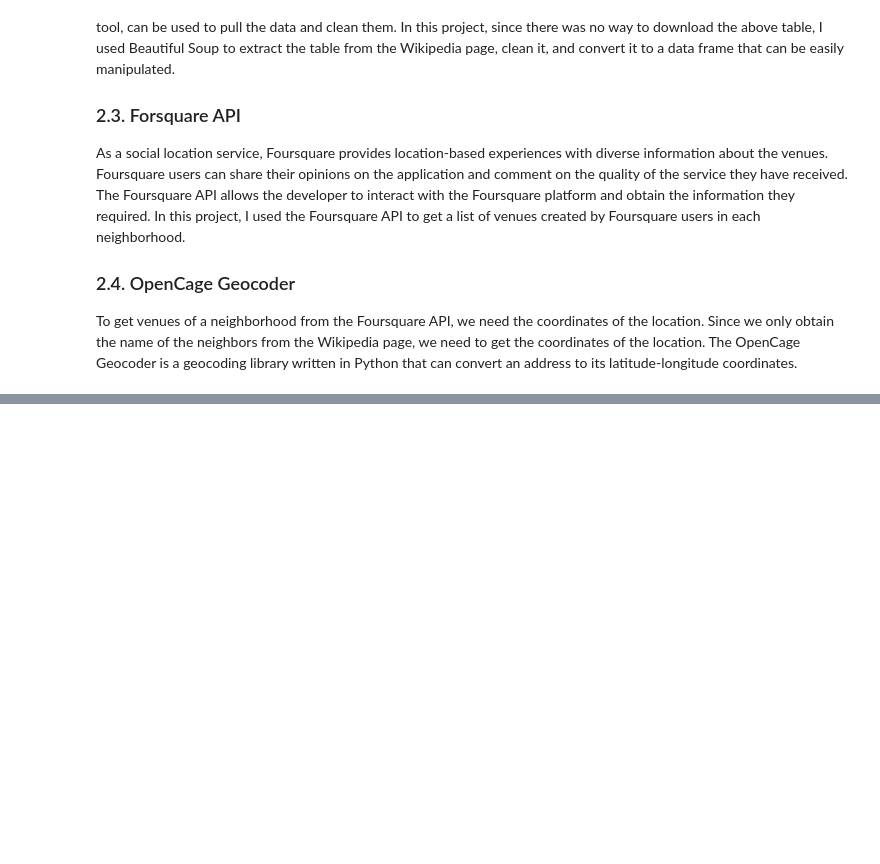
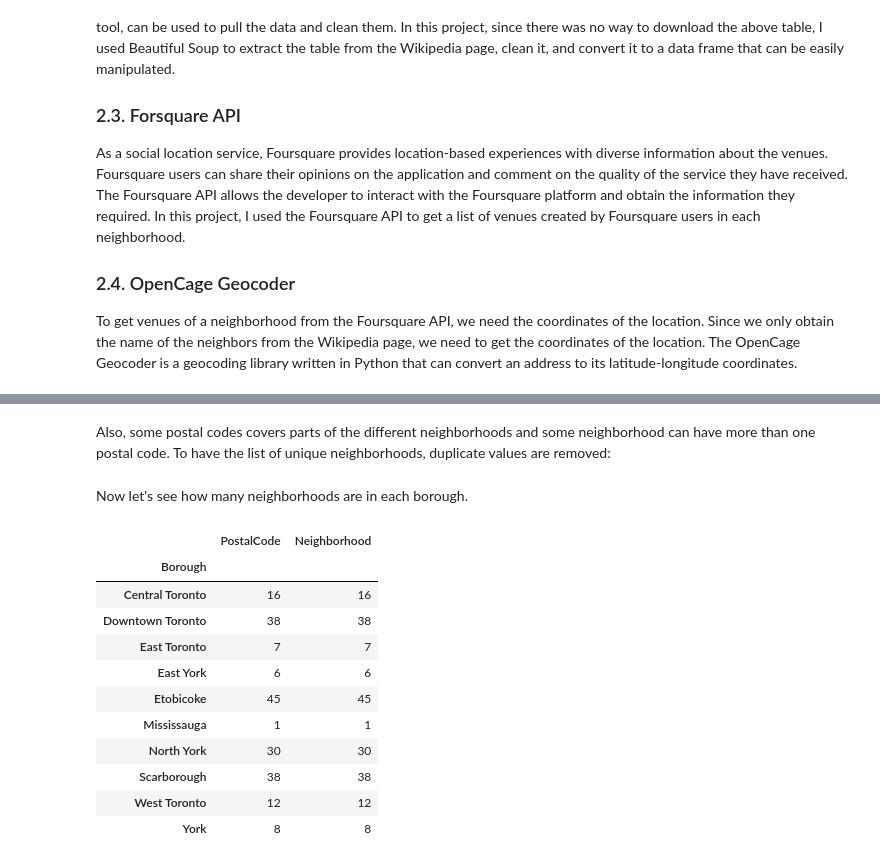
Before and after one commit to 1Mahraz/Coursera_Capstone, a Jupyter notebook: Exploring Toronto Neighborhood.ipynb, the cells around one changed output, grey strips where cells are left out. Cells and saved outputs as stored; diff of their text form; code cells hidden in the pictures; blank space fills up the shorter version.

```diff
--- a/Exploring Toronto Neighborhood.ipynb
+++ b/Exploring Toronto Neighborhood.ipynb
@@ -33,0 +118,4 @@ To get venues of a neighborhood from the Foursquare API, we need the coordinates
+# %%
+#convert the csv file into a dataframe
+CanPostCode = pd.read_csv('table_file.csv')
+print(CanPostCode.head())
@@ -33,0 +131,4 @@ To get venues of a neighborhood from the Foursquare API, we need the coordinates
+# %%
+CanPostCode.drop( CanPostCode[ CanPostCode['Borough'] == 'Not assigned'].index , inplace = True)
+CanPostCode.drop( CanPostCode[ CanPostCode['Neighborhood'] == 'Not assigned'].index , inplace = True)
+CanPostCode.head()
@@ -33,0 +144,5 @@ To get venues of a neighborhood from the Foursquare API, we need the coordinates
+# %%
+CanPostCode.set_index(['PostalCode' , 'Borough'] , inplace = True) #consider PostalCode and Borough as index
+CanPostCode = CanPostCode.Neighborhood.str.split(',', expand=True) #split the neighborhood cell to multiple rows
+CanPostCode = CanPostCode.stack().reset_index(-1, drop=True).reset_index().rename( columns = {0:"Neighborhood"}) # remove NaN values and stack them over each other.
+CanPostCode.head()
@@ -33,0 +156,22 @@ To get venues of a neighborhood from the Foursquare API, we need the coordinates
+# %% [markdown]
+Also, some postal codes covers parts of the different neighborhoods and some neighborhood can have more than one postal code. To have the list of unique neighborhoods, duplicate values are removed:
+# %%
+CanPostCode = CanPostCode.drop_duplicates(subset='Neighborhood', keep="first")
+Neigh_Bor_dic = dict(zip(CanPostCode.Neighborhood,CanPostCode.Borough)) #make a dictionary whose keys are neighborhood and values are boroughs
+# %% [markdown]
+Now let's see how many neighborhoods are in each borough.
+# %%
+CanPostCode.groupby('Borough').count()
+# %% [output]
+|  | PostalCode | Neighborhood |
+| Borough |  |  |
+| Central Toronto | 16 | 16 |
+| Downtown Toronto | 38 | 38 |
+| East Toronto | 7 | 7 |
+| East York | 6 | 6 |
+| Etobicoke | 45 | 45 |
+| Mississauga | 1 | 1 |
+| North York | 30 | 30 |
+| Scarborough | 38 | 38 |
+| West Toronto | 12 | 12 |
+| York | 8 | 8 |
```
Also changed, not shown: parts of 124 cells of this notebook.
